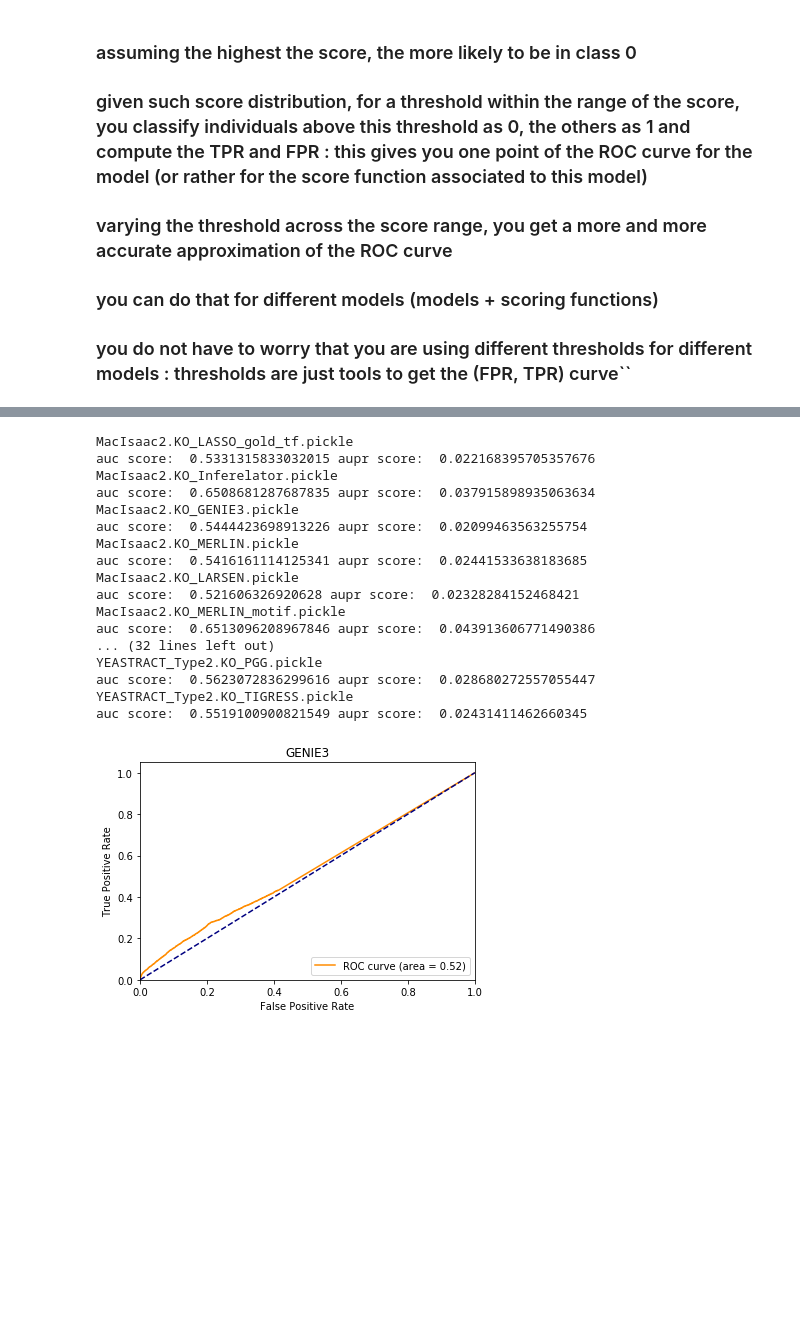
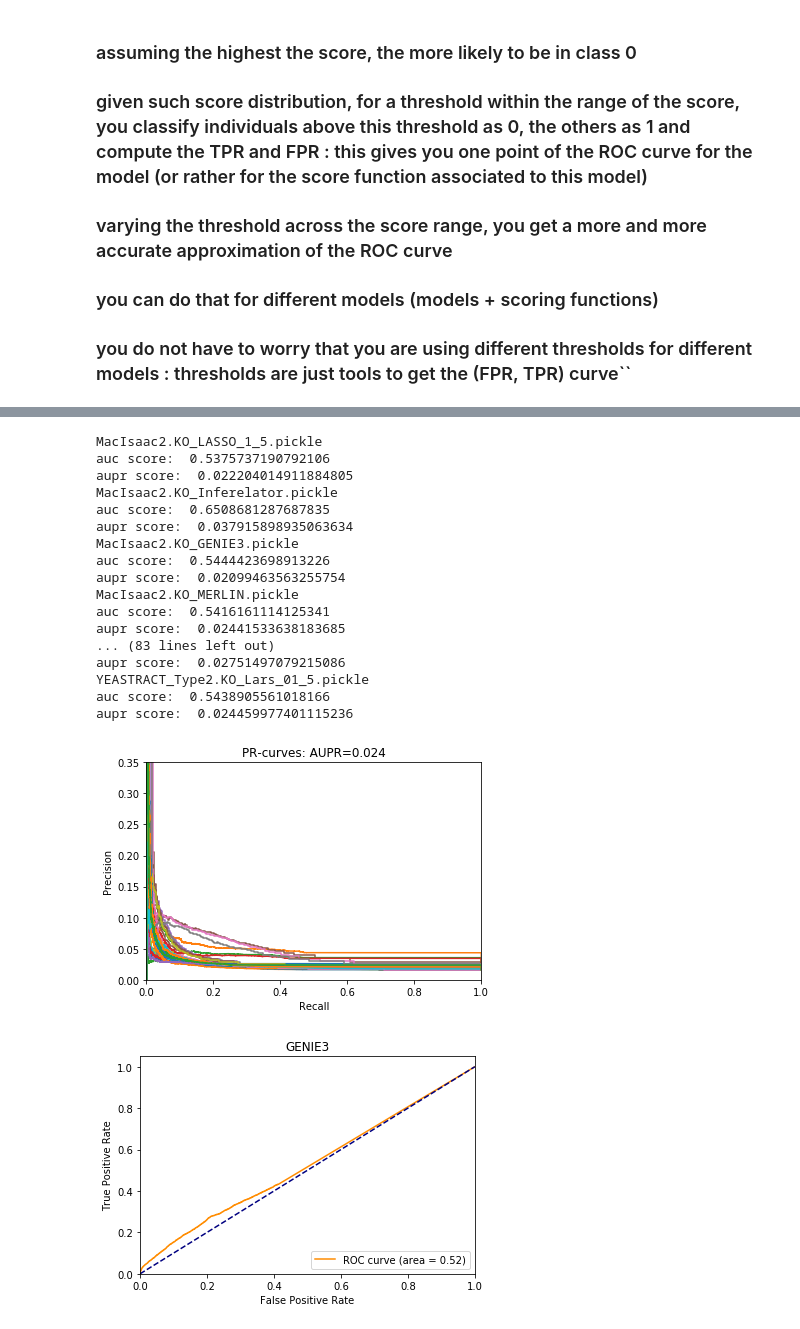
Before and after one commit to EggshellBoom/CS598SS_GRN, a Jupyter notebook: Final Project.ipynb, the cells around one changed output, grey strips where cells are left out. Saved outputs shown, nothing was run; the diff lists cells and outputs as text; code cells hidden in the pictures; blank space fills up the shorter version.

Commit message:
evaluation plot

```diff
--- a/Final Project.ipynb
+++ b/Final Project.ipynb
@@ -92,14 +124,16 @@ def evaluation(gold_standard_filepath,inferred_filepath):
                 labels.append(0)
 
     from sklearn import metrics
-    fpr, tpr, thresholds = metrics.roc_curve(labels, scores)
+    fpr, tpr, thresholds_roc = metrics.roc_curve(labels, scores)
     auc = metrics.roc_auc_score(labels, scores)
+    precision, recall, thresholds_aupr =metrics.precision_recall_curve(labels, scores)
     aupr = metrics.average_precision_score(labels, scores)
 
-    return labels,scores,fpr,tpr,thresholds,auc,aupr
+    return labels,scores,fpr,tpr,thresholds_roc,auc,precision,recall,thresholds_aupr,aupr
 # %%
 gold_standard_filepaths = ['dataset\gold\MacIsaac2.KO.txt','dataset\gold\YEASTRACT_Count3.KO.txt','dataset\gold\YEASTRACT_Type2.KO.txt']
-inferred_filepaths = ['dataset\inferred\LASSO_gold_tf.txt','dataset\inferred\Inferelator.KO.txt','dataset\inferred\GENIE3.KO.txt','dataset\inferred\MERLIN.KO.txt','dataset\inferred\LARSEN.KO.txt','dataset\inferred\MERLIN_motif.KO.txt','dataset\inferred\PGG.KO.txt','dataset\inferred\TIGRESS.KO.txt']
+inferred_filepaths = ['dataset\inferred\LASSO_1_5.txt','dataset\inferred\Inferelator.KO.txt','dataset\inferred\GENIE3.KO.txt','dataset\inferred\MERLIN.KO.txt','dataset\inferred\LARSEN.KO.txt','dataset\inferred\MERLIN_motif.KO.txt','dataset\inferred\PGG.KO.txt','dataset\inferred\TIGRESS.KO.txt',
+'dataset\inferred\ElasticNet_01_5.txt','dataset\inferred\LASSO_01_5.txt','dataset\inferred\Lars_01_5.txt']
 # %%
 import pickle
 for gold_standard_filepath in gold_standard_filepaths:
@@ -138,27 +172,56 @@ for gold_standard_filepath in gold_standard_filepaths:
         print(file_path)
         with open(file_path, 'rb') as f:
             data = pickle.load(f)
-            print('auc score: ',data[5], 'aupr score: ',data[6])
+            # make modifications of the data here
+            # precision, recall, thresholds_aupr = metrics.precision_recall_curve(data[0], data[1])
+            # data = (data[0],data[1],data[2],data[3],data[4],data[5], precision, recall, thresholds_aupr,data[6])
+            pickle.dump(data, open(file_path, "wb"))
+            print('auc score: ',data[5])
+            print('aupr score: ',data[9])
 # %% [output]
-MacIsaac2.KO_LASSO_gold_tf.pickle
-auc score:  0.5331315833032015 aupr score:  0.022168395705357676
+MacIsaac2.KO_LASSO_1_5.pickle
+auc score:  0.5375737190792106
+aupr score:  0.022204014911884805
 MacIsaac2.KO_Inferelator.pickle
-auc score:  0.6508681287687835 aupr score:  0.037915898935063634
+auc score:  0.6508681287687835
+aupr score:  0.037915898935063634
 MacIsaac2.KO_GENIE3.pickle
-auc score:  0.5444423698913226 aupr score:  0.02099463563255754
+auc score:  0.5444423698913226
+aupr score:  0.02099463563255754
 MacIsaac2.KO_MERLIN.pickle
-auc score:  0.5416161114125341 aupr score:  0.02441533638183685
-MacIsaac2.KO_LARSEN.pickle
-auc score:  0.521606326920628 aupr score:  0.02328284152468421
-MacIsaac2.KO_MERLIN_motif.pickle
-auc score:  0.6513096208967846 aupr score:  0.043913606771490386
-... (32 lines left out)
-YEASTRACT_Type2.KO_PGG.pickle
-auc score:  0.5623072836299616 aupr score:  0.028680272557055447
-YEASTRACT_Type2.KO_TIGRESS.pickle
-auc score:  0.5519100900821549 aupr score:  0.02431411462660345
+auc score:  0.5416161114125341
+aupr score:  0.02441533638183685
+... (83 lines left out)
+aupr score:  0.02751497079215086
+YEASTRACT_Type2.KO_Lars_01_5.pickle
+auc score:  0.5438905561018166
+aupr score:  0.024459977401115236
 # %%
 import matplotlib.pyplot as plt
+# %%
+from itertools import cycle
+import pickle
+
+plt.figure()
+lines = []
+texts = []
+for gold_standard_filepath in gold_standard_filepaths:
+    for inferred_filepath in inferred_filepaths:
+        file_path = gold_standard_filepath[13:gold_standard_filepath.index('.txt')] + '_' +inferred_filepath[17:inferred_filepath.index('.')]+'.pickle'
+        with open(file_path, 'rb') as f:
+            data = pickle.load(f)
+            (_, _, _, _, _, _, precision, recall, _, average_precision) = data
+            plt.step(recall, precision)
+
+            plt.xlabel('Recall')
+            plt.ylabel('Precision')
+            plt.ylim([0.0, 0.35])
+            plt.xlim([0.0, 1.0])
+            plt.title(
+                'PR-curves: AUPR={0:0.3f}'
+                .format(average_precision))
+# %% [output]
+[figure, added]
 # %%
 plt.figure()
 plt.plot(fpr, tpr, color='darkorange',
```
Also changed, not shown: parts of 7 cells of this notebook, 50 other files.
